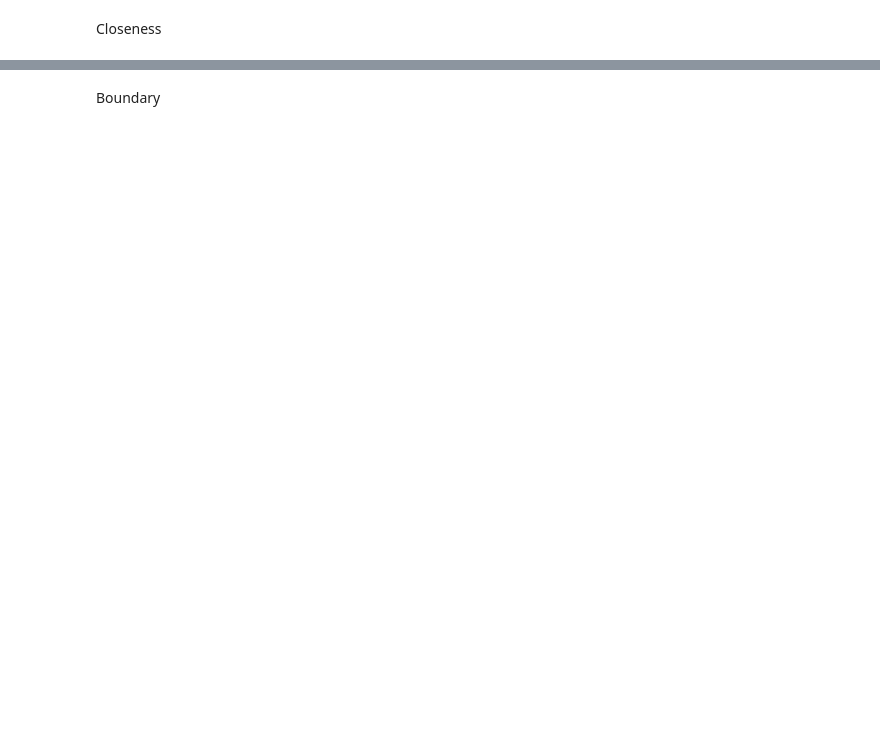
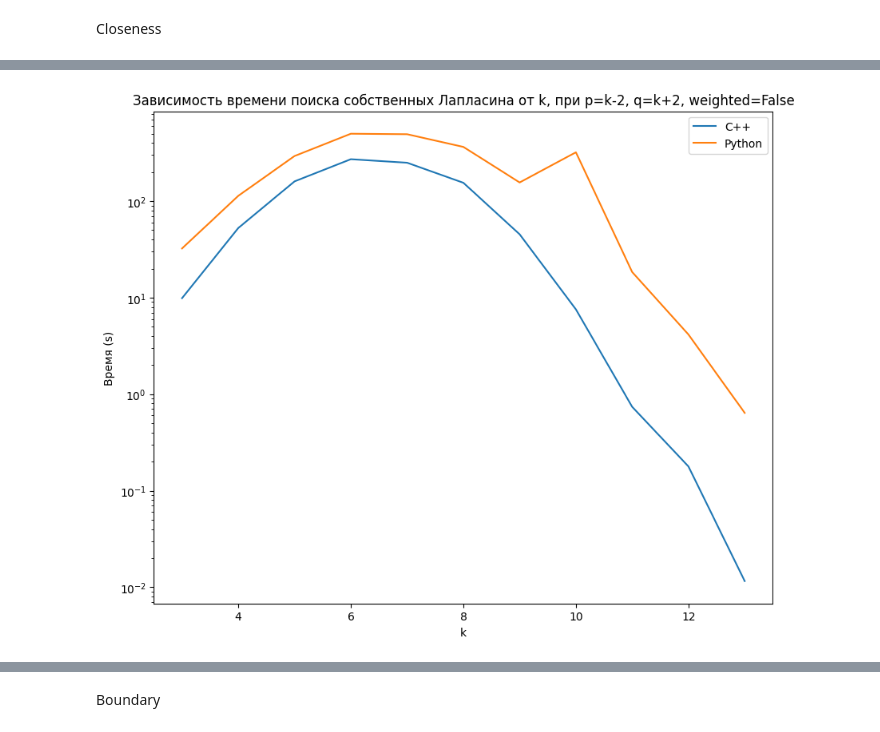
Before and after one commit to mostony/SimplicialExtended, a Jupyter notebook: datasets/chess_games/chess.ipynb, the cells around one changed output, grey strips where cells are left out. Cells and saved outputs as stored; diff of their text form; code cells hidden in the pictures; blank space fills up the shorter version.

```diff
--- a/datasets/chess_games/chess.ipynb
+++ b/datasets/chess_games/chess.ipynb
@@ -468,0 +553,8 @@ plt.show()
+# %%
+y1 = []
+y2 = []
+# %%
+for k in x:
+  cur_time = EigenMine(k, k - 2, k + 2, False)
+  print(k, cur_time)
+  y1.append(cur_time)
@@ -468,0 +573,5 @@ plt.show()
+# %%
+for k in x:
+  cur_time = EigenOther(k, 2, 2, False)
+  print(k, cur_time)
+  y2.append(cur_time)
@@ -468,0 +618,14 @@ plt.show()
+# %%
+plt.figure(figsize=(10, 8))
+plt.plot(x, y1, label ='C++')
+plt.plot(x, y2, label ='Python')
+
+plt.xlabel("k")
+plt.ylabel("Время (s)")
+plt.legend()
+plt.title('Зависимость времени поиска собственных Лапласина от k, при p=k-2, q=k+2, weighted=False')
+plt.semilogy ()
+
+plt.show()
+# %% [output]
+[figure, added]
```
Also changed, not shown: parts of 92 cells of this notebook, 8 other files.
